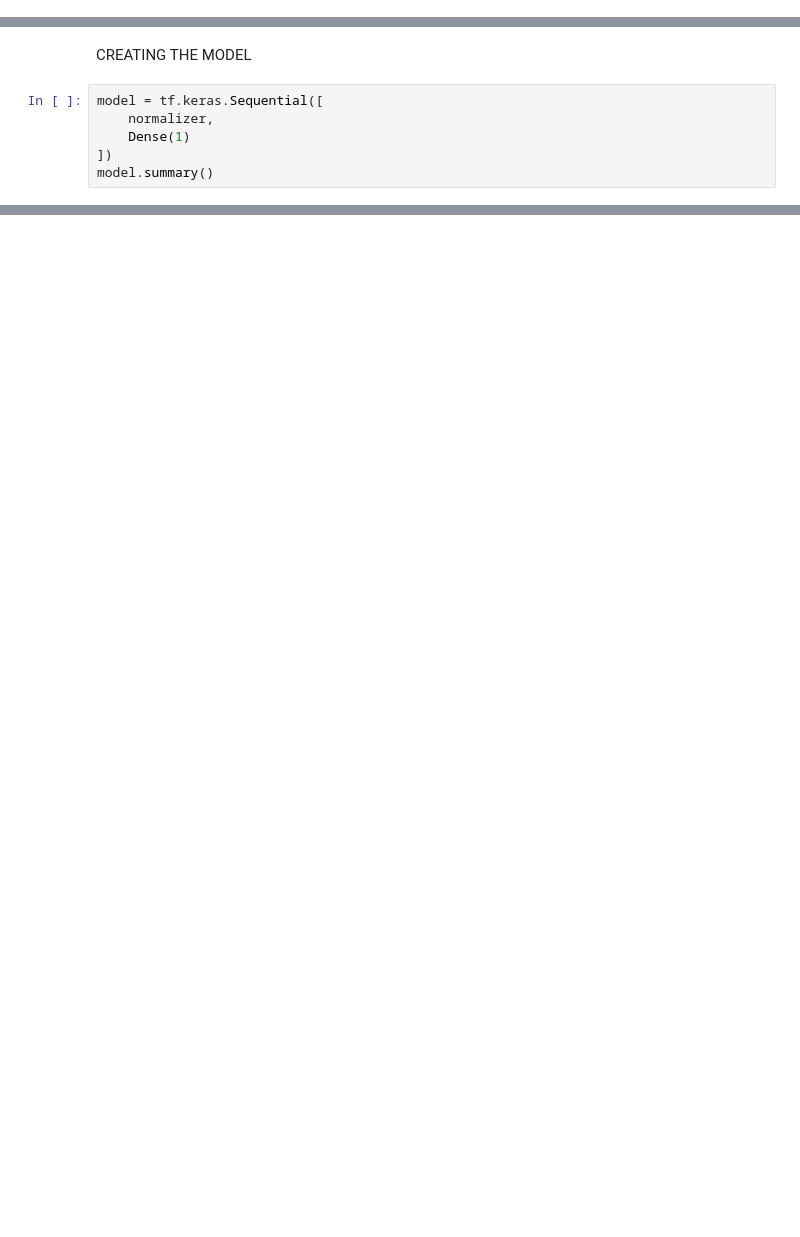
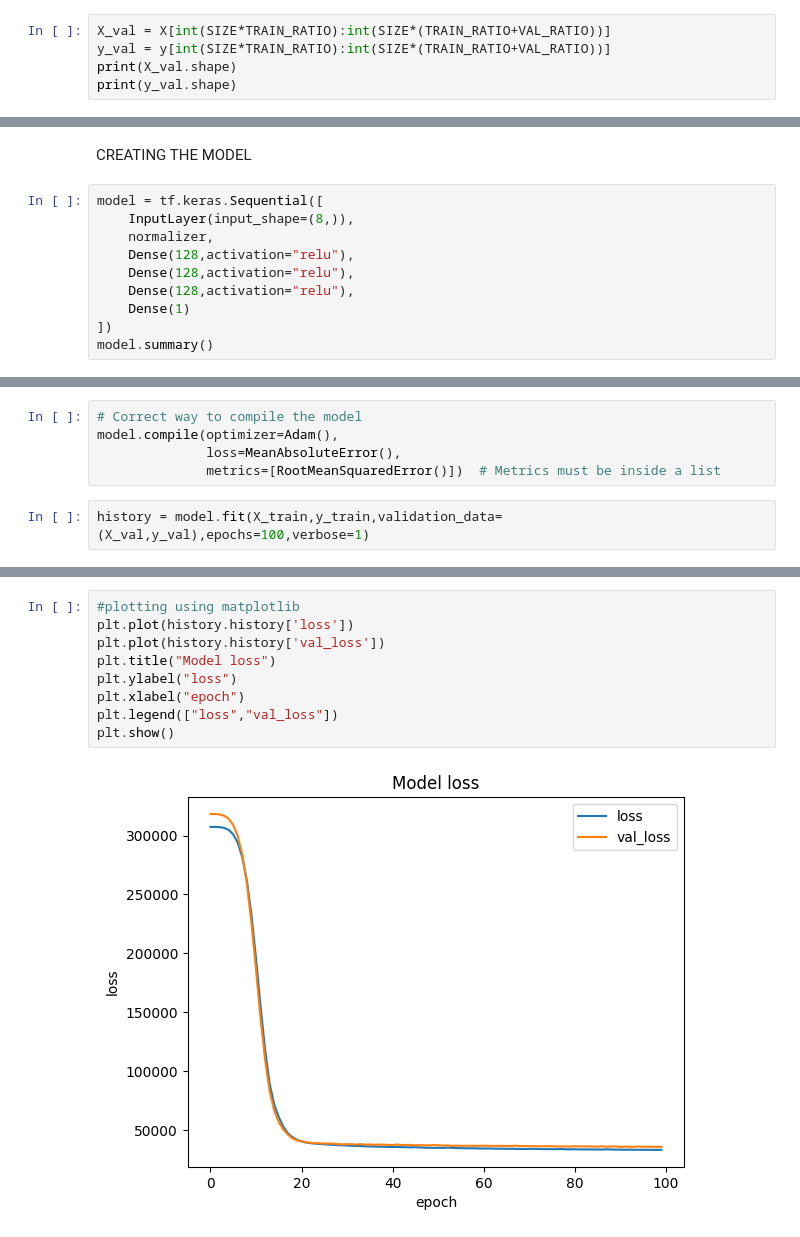
Before and after one commit to bishal5917/deep_learning_projects, a Jupyter notebook: car_price_prediction/model.ipynb, the cells around one changed output, grey strips where cells are left out. Saved outputs shown, nothing was run; the diff lists cells and outputs as text; blank space fills up the shorter version.

Commit message:
car price prediction using tensorflow

```diff
--- a/car_price_prediction/model.ipynb
+++ b/car_price_prediction/model.ipynb
@@ -90,0 +107,5 @@ tf.Tensor(
+# %%
+X_val = X[int(SIZE*TRAIN_RATIO):int(SIZE*(TRAIN_RATIO+VAL_RATIO))]
+y_val = y[int(SIZE*TRAIN_RATIO):int(SIZE*(TRAIN_RATIO+VAL_RATIO))]
+print(X_val.shape)
+print(y_val.shape)
@@ -121,7 +153,11 @@ array([[-0.32650065,  0.531495  , -1.4178829 , -0.5639318 ,  1.5138373 ,
 CREATING THE MODEL
 # %%
 model = tf.keras.Sequential([
+    InputLayer(input_shape=(8,)),
     normalizer,
+    Dense(128,activation="relu"),
+    Dense(128,activation="relu"),
+    Dense(128,activation="relu"),
     Dense(1)
 ])
 model.summary()
@@ -139,0 +184,7 @@ Model: "sequential_1"
+# %%
+# Correct way to compile the model
+model.compile(optimizer=Adam(),
+              loss=MeanAbsoluteError(),
+              metrics=[RootMeanSquaredError()])  # Metrics must be inside a list
+# %%
+history = model.fit(X_train,y_train,validation_data=(X_val,y_val),epochs=100,verbose=1)
@@ -139,0 +229,11 @@ Model: "sequential_1"
+# %%
+#plotting using matplotlib
+plt.plot(history.history['loss'])
+plt.plot(history.history['val_loss'])
+plt.title("Model loss")
+plt.ylabel("loss")
+plt.xlabel("epoch")
+plt.legend(["loss","val_loss"])
+plt.show()
+# %% [output]
+[figure, added]
```
Also changed, not shown: parts of 20 cells of this notebook.
